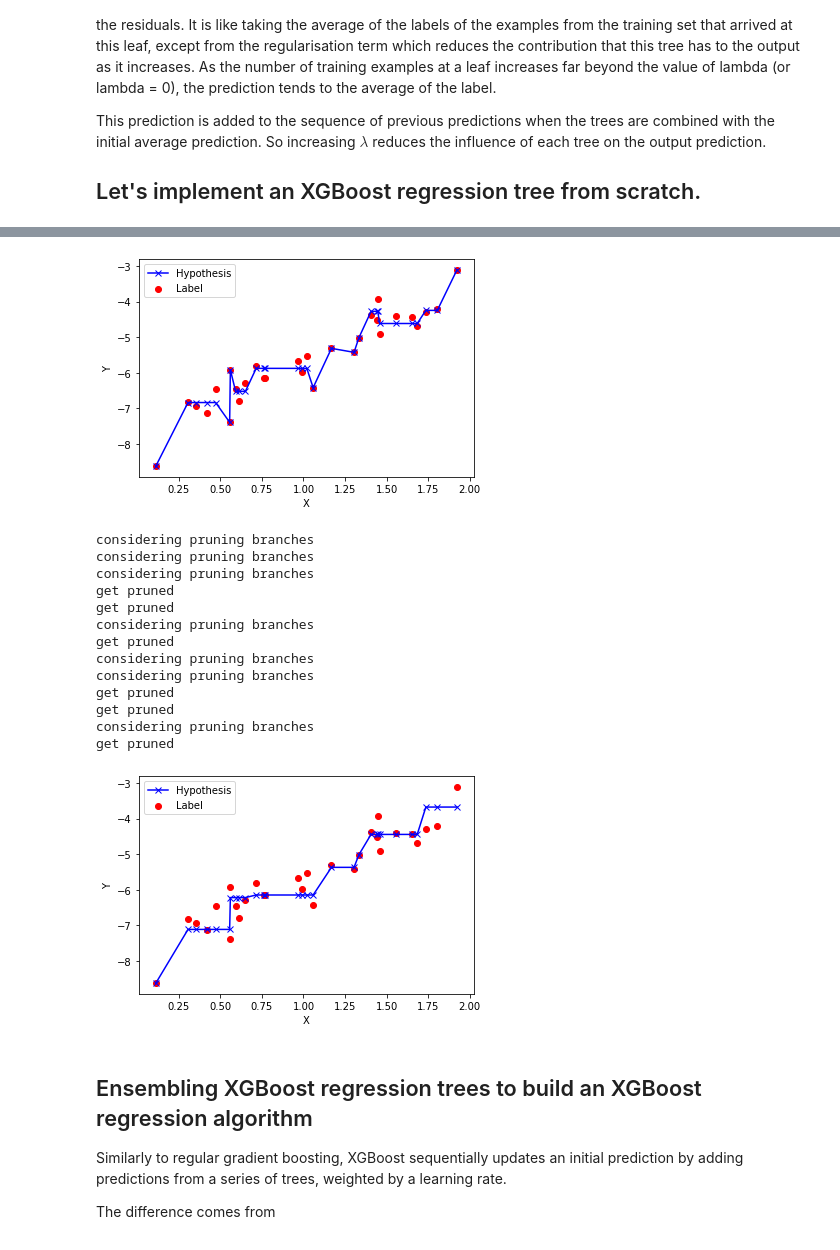
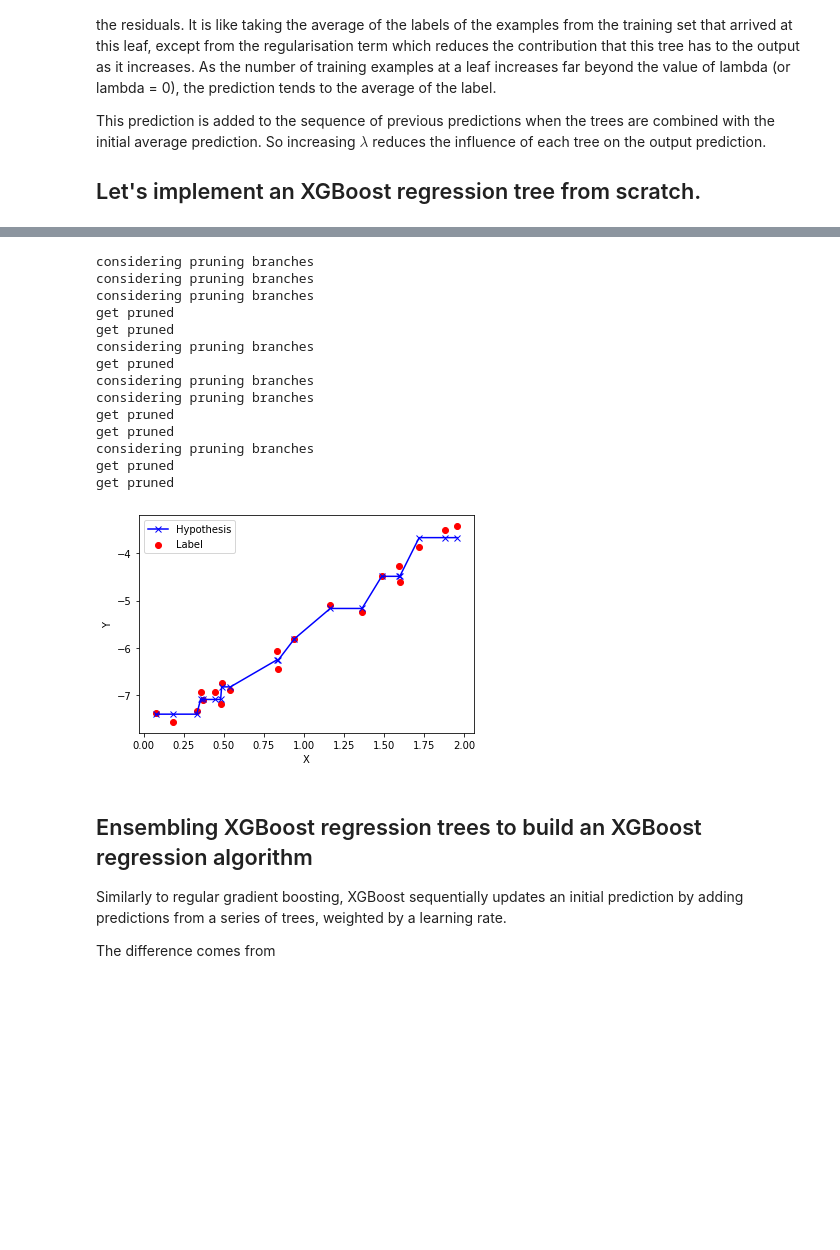
Before and after one commit to TataAndBigData/Practical-ML-DS, a Jupyter notebook: Chapter 1. Machine Learning Foundations/18. XGBoost.ipynb, the cells around one changed output, grey strips where cells are left out. Cells and saved outputs as stored; diff of their text form; code cells hidden in the pictures; blank space fills up the shorter version.

```diff
--- a/Chapter 1. Machine Learning Foundations/18. XGBoost.ipynb
+++ b/Chapter 1. Machine Learning Foundations/18. XGBoost.ipynb
@@ -94,6 +94,6 @@ So increasing $\lambda$ reduces the influence of each tree on the output predict
 ## Let's implement an XGBoost regression tree from scratch.
 # %%
 from utils import get_regression_data, visualise_regression_data
-X, Y = get_regression_data(m=30)
+X, Y = get_regression_data(m=20)
 visualise_regression_data(X, Y)
 # %% [output]
@@ -246,54 +229,54 @@ class XGBoostTree:
         """Fit the tree to the data"""
         self.tree = self.extend_tree(X, Y)
         # print(json.dumps(self.tree, indent=4))
-        visualise_regression_data(X, Y, self.predict(X))
+        # visualise_regression_data(X, Y, self.predict(X))
         self.tree = self.prune_tree(self.tree)
         # print(json.dumps(self.tree, indent=4))
 
     def predict(self, X):
         """Return a prediction for a given input"""
         classifications = np.zeros(len(X))
         for idx, x in enumerate(X):
             tree = self.tree
             classified = False
             while classified == False:
                 if 'prediction' in tree.keys(): # if the example can be classified from this branch (we have reached a leaf)
                     classified = True
                     classifications[idx] = tree['prediction']
                 else: # if we need to ask further questions about the example to make splits
                     if x[tree['feature_to_split_on']] > tree['value_to_split_on']: # is the example1 in the positive branch
                         tree = tree['positive_branch'] #
                     else:
                         tree = tree['negative_branch']
         return classifications
 
     def __repr__(self):
         """Return the pretty printed string"""
         return json.dumps(self.tree, indent=4)
 
 
 # fit a single XGBoost tree
 xgboosttree = XGBoostTree(max_depth=4, gamma=4)
 xgboosttree.fit(X, Y)
 # print(xgboosttree)
 predictions = xgboosttree.predict(X)
 visualise_regression_data(X, Y, predictions)
 # %% [output]
+considering pruning branches
+considering pruning branches
+considering pruning branches
+get pruned
+get pruned
+considering pruning branches
+get pruned
+considering pruning branches
+considering pruning branches
+get pruned
+get pruned
+considering pruning branches
+get pruned
+get pruned
-[figure, old version]
+[figure, new version]
-considering pruning branches
-considering pruning branches
-considering pruning branches
-get pruned
-get pruned
-considering pruning branches
-get pruned
-considering pruning branches
-considering pruning branches
-get pruned
-get pruned
-considering pruning branches
-get pruned
-[figure, removed]
 # %% [markdown]
 ## Ensembling XGBoost regression trees to build an XGBoost regression algorithm
 
```
Also changed, not shown: parts of 6 cells of this notebook, 3 other files.
